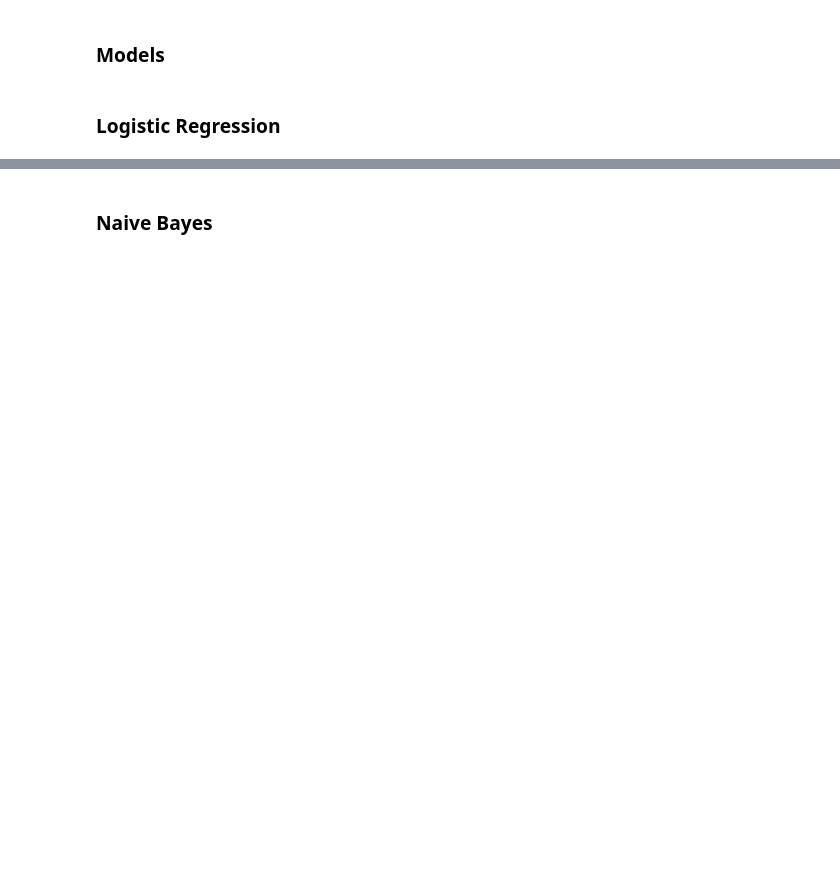
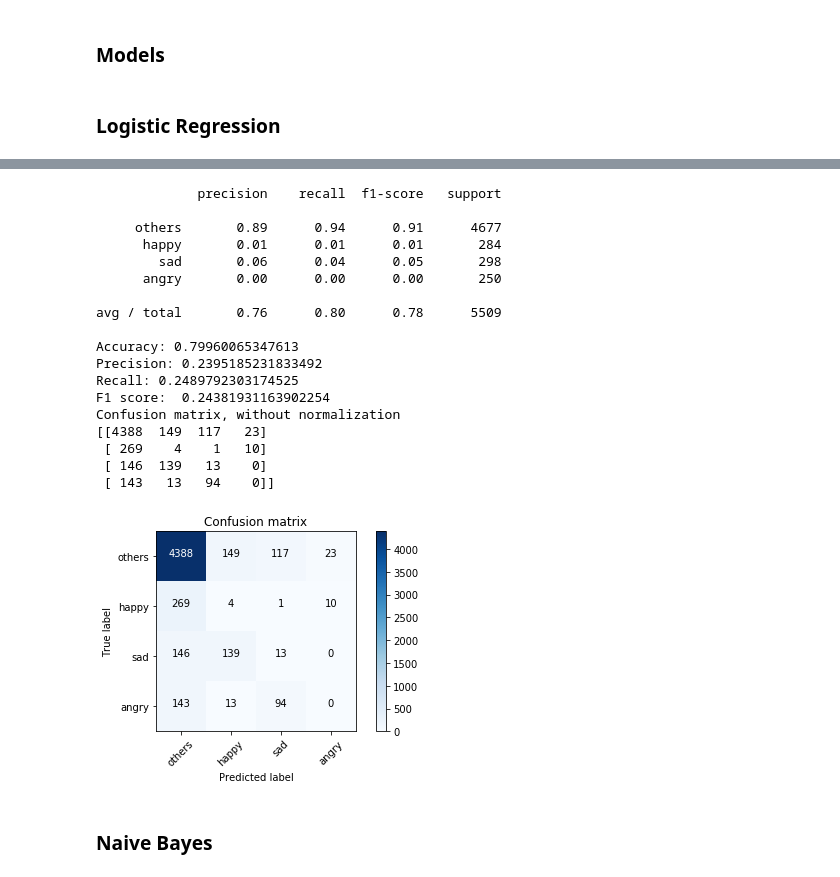
Before and after one commit to shadigit/Group9_emotion_detection, a Jupyter notebook: deepmoji/Deepmoji-concat.ipynb, the cells around one changed output, grey strips where cells are left out. Cells and saved outputs as stored; diff of their text form; code cells hidden in the pictures; blank space fills up the shorter version.

```diff
--- a/deepmoji/Deepmoji-concat.ipynb
+++ b/deepmoji/Deepmoji-concat.ipynb
@@ -233,3 +396,26 @@ print_metrics(LR.predict(deepmoji_test))
+# %%
+LR = LogisticRegression(random_state=0).fit(emoji_all, y)
+print_metrics(LR.predict(emoji_test))
+# %% [output]
+             precision    recall  f1-score   support
+
+     others       0.89      0.94      0.91      4677
+      happy       0.01      0.01      0.01       284
+        sad       0.06      0.04      0.05       298
+      angry       0.00      0.00      0.00       250
+
+avg / total       0.76      0.80      0.78      5509
+
+Accuracy: 0.79960065347613
+Precision: 0.2395185231833492
+Recall: 0.2489792303174525
+F1 score:  0.24381931163902254
+Confusion matrix, without normalization
+[[4388  149  117   23]
+ [ 269    4    1   10]
+ [ 146  139   13    0]
+ [ 143   13   94    0]]
+[figure, added]
 # %% [markdown]
 ### Naive Bayes
 # %%
```
Also changed, not shown: parts of 23 cells of this notebook, 1 other file.
